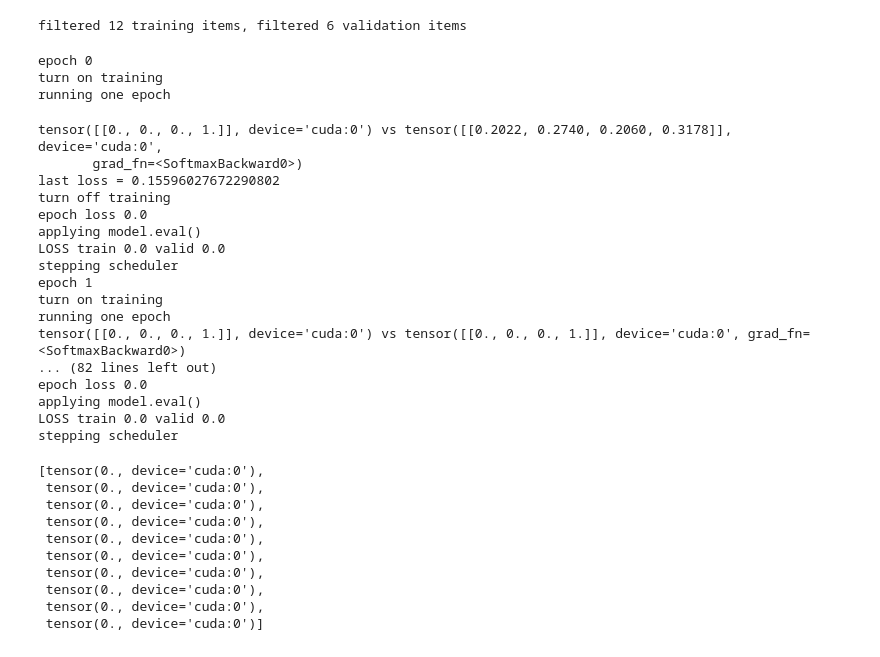
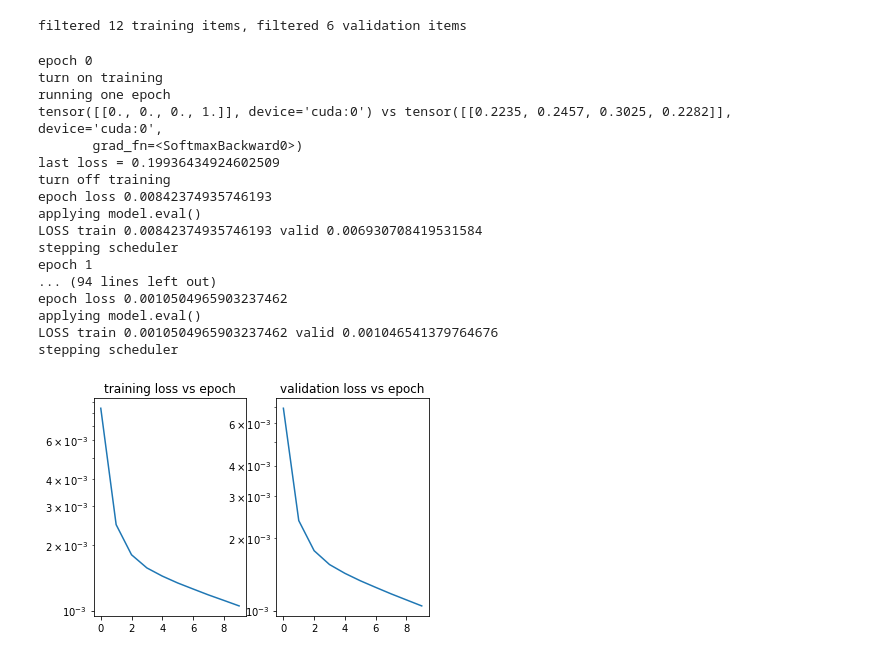
Before and after one commit to bhershdu/nlp_legislation_prediction, a Jupyter notebook: training/resample_one_party_relu_training.ipynb, the cells around one changed output. Cells and saved outputs as stored; diff of their text form; code cells hidden in the pictures.

```diff
--- a/training/resample_one_party_relu_training.ipynb
+++ b/training/resample_one_party_relu_training.ipynb
@@ -275,7 +281,7 @@ filtered_single_party_0_resample_full_model = TitlePartyModel()
 if torch.cuda.is_available():
     filtered_single_party_0_resample_full_model.cuda()
 filtered_single_party_0_loss_fun_ms3e = torch.nn.MSELoss()
-filtered_single_party_0_rms_optimizer = torch.optim.RMSprop(filtered_single_party_0_resample_full_model.parameters(), lr=0.01, momentum=0.9)
+filtered_single_party_0_rms_optimizer = torch.optim.RMSprop(filtered_single_party_0_resample_full_model.parameters(), lr=0.00001, momentum=0.9)
 filtered_single_party_0_lrd_schedulers = torch.optim.lr_scheduler.MultiStepLR(filtered_single_party_0_rms_optimizer, milestones=range(2,num_epochs,2), gamma=0.95)
 # %%
 full_checkpoint, party_0_full_train_losses, party_0_full_validation_losses = run_n_epochs(num_epochs,
@@ -290,33 +296,21 @@ full_checkpoint, party_0_full_train_losses, party_0_full_validation_losses = run
 epoch 0
 turn on training
 running one epoch
+tensor([[0., 0., 0., 1.]], device='cuda:0') vs tensor([[0.2235, 0.2457, 0.3025, 0.2282]], device='cuda:0',
+       grad_fn=<SoftmaxBackward0>)
+last loss = 0.19936434924602509
+turn off training
+epoch loss 0.00842374935746193
+applying model.eval()
+LOSS train 0.00842374935746193 valid 0.006930708419531584
+stepping scheduler
+epoch 1
+... (94 lines left out)
+epoch loss 0.0010504965903237462
+applying model.eval()
+LOSS train 0.0010504965903237462 valid 0.001046541379764676
+stepping scheduler
-tensor([[0., 0., 0., 1.]], device='cuda:0') vs tensor([[0.2022, 0.2740, 0.2060, 0.3178]], device='cuda:0',
-       grad_fn=<SoftmaxBackward0>)
-last loss = 0.15596027672290802
-turn off training
-epoch loss 0.0
-applying model.eval()
-LOSS train 0.0 valid 0.0
-stepping scheduler
-epoch 1
-turn on training
-running one epoch
-tensor([[0., 0., 0., 1.]], device='cuda:0') vs tensor([[0., 0., 0., 1.]], device='cuda:0', grad_fn=<SoftmaxBackward0>)
-... (82 lines left out)
-epoch loss 0.0
-applying model.eval()
-LOSS train 0.0 valid 0.0
-stepping scheduler
-# %%
-party_0_full_validation_losses
-# %% [output]
-[tensor(0., device='cuda:0'),
- tensor(0., device='cuda:0'),
- tensor(0., device='cuda:0'),
- tensor(0., device='cuda:0'),
- tensor(0., device='cuda:0'),
- tensor(0., device='cuda:0'),
- tensor(0., device='cuda:0'),
- tensor(0., device='cuda:0'),
- tensor(0., device='cuda:0'),
- tensor(0., device='cuda:0')]
+# %%
+plot_losses(party_0_full_train_losses, party_0_full_validation_losses)
+# %% [output]
+[figure, added]
```
Also changed, not shown: parts of 3 cells of this notebook.
